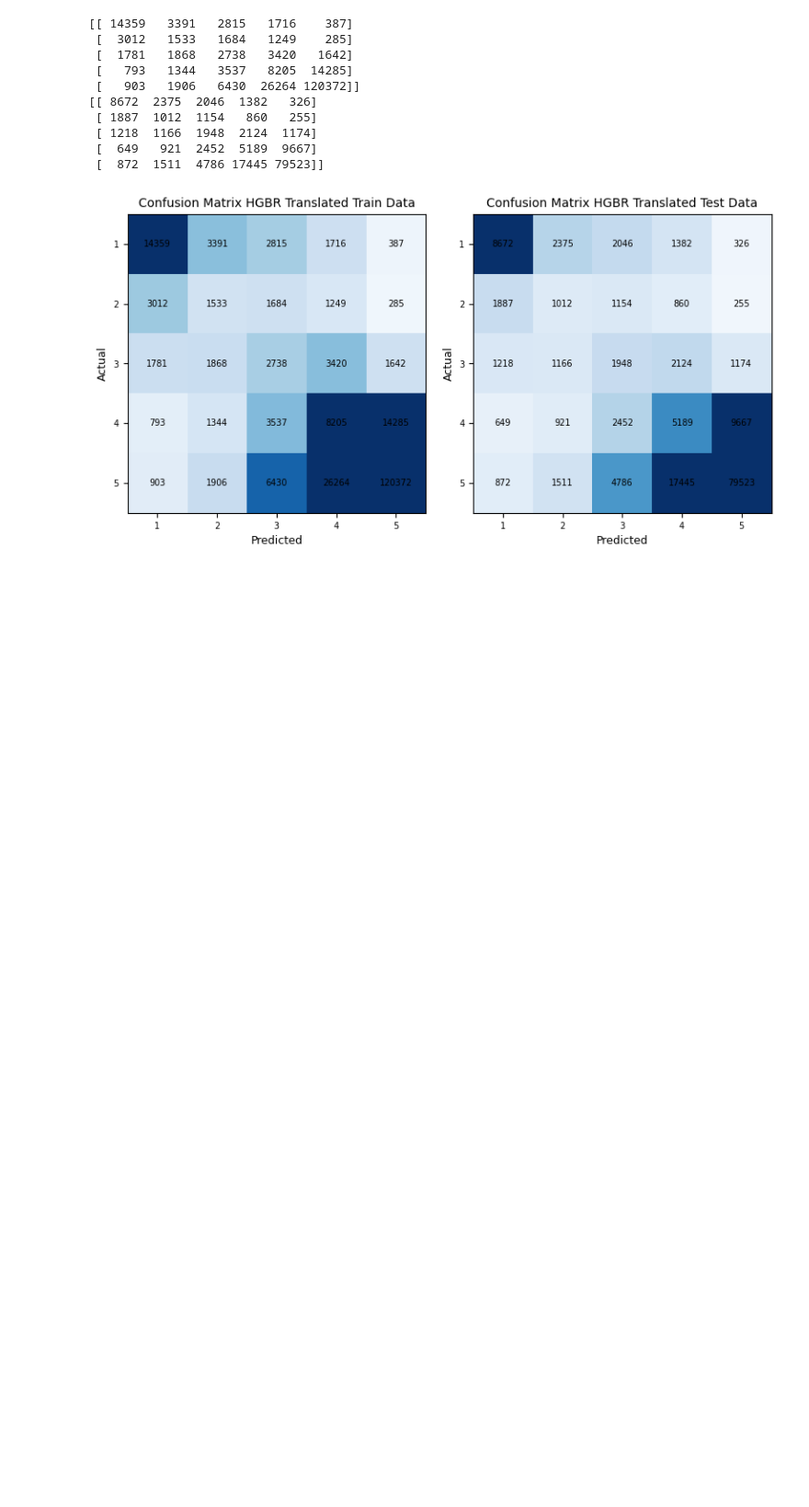
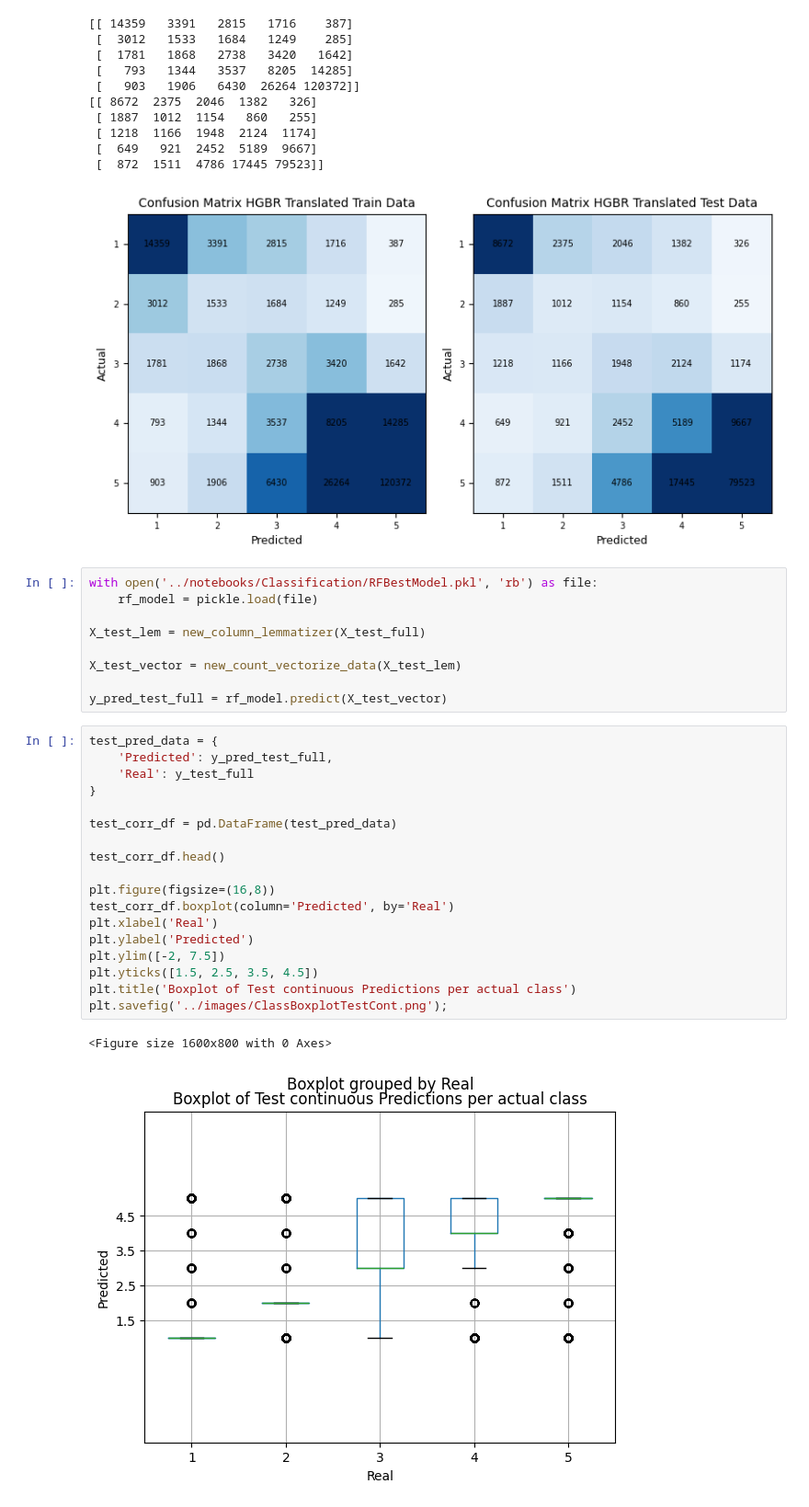
Before and after one commit to Scratticus/DataScientest-Group-NLP-project, a Jupyter notebook: notebooks/_03AdditionalRegressionAnalysis.ipynb, the cells around one changed output. Shown at 92% size. Cells and saved outputs as stored; diff of their text form; blank space fills up the shorter version.

```diff
--- a/notebooks/_03AdditionalRegressionAnalysis.ipynb
+++ b/notebooks/_03AdditionalRegressionAnalysis.ipynb
@@ -3711,3 +3711,33 @@ plt.show();
  [  649   921  2452  5189  9667]
  [  872  1511  4786 17445 79523]]
 [figure]
+# %%
+with open('../notebooks/Classification/RFBestModel.pkl', 'rb') as file:
+    rf_model = pickle.load(file)
+
+X_test_lem = new_column_lemmatizer(X_test_full)
+
+X_test_vector = new_count_vectorize_data(X_test_lem)
+
+y_pred_test_full = rf_model.predict(X_test_vector)
+# %%
+test_pred_data = {
+    'Predicted': y_pred_test_full,
+    'Real': y_test_full
+}
+
+test_corr_df = pd.DataFrame(test_pred_data)
+
+test_corr_df.head()
+
+plt.figure(figsize=(16,8))
+test_corr_df.boxplot(column='Predicted', by='Real')
+plt.xlabel('Real')
+plt.ylabel('Predicted')
+plt.ylim([-2, 7.5])
+plt.yticks([1.5, 2.5, 3.5, 4.5])
+plt.title('Boxplot of Test continuous Predictions per actual class')
+plt.savefig('../images/ClassBoxplotTestCont.png');
+# %% [output]
+<Figure size 1600x800 with 0 Axes>
+[figure, added]
```
Also changed, not shown: 3 other files.
